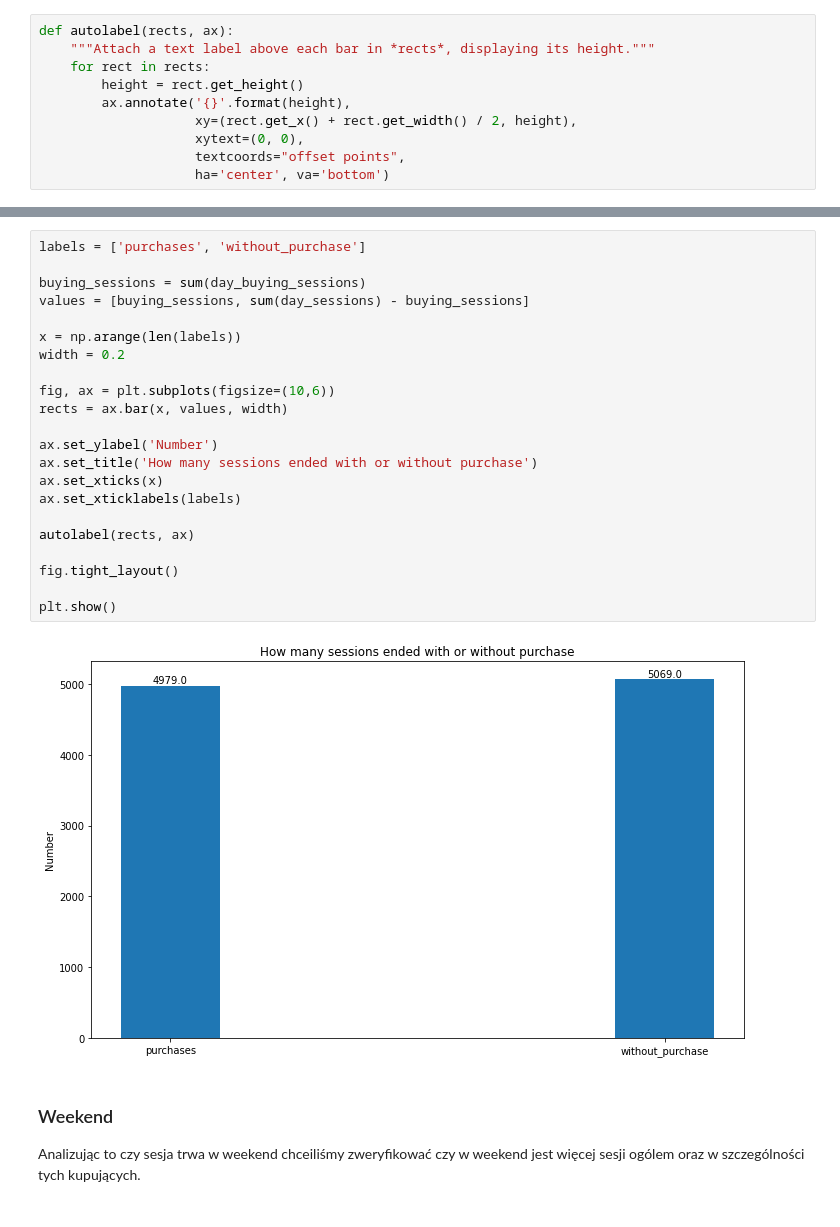
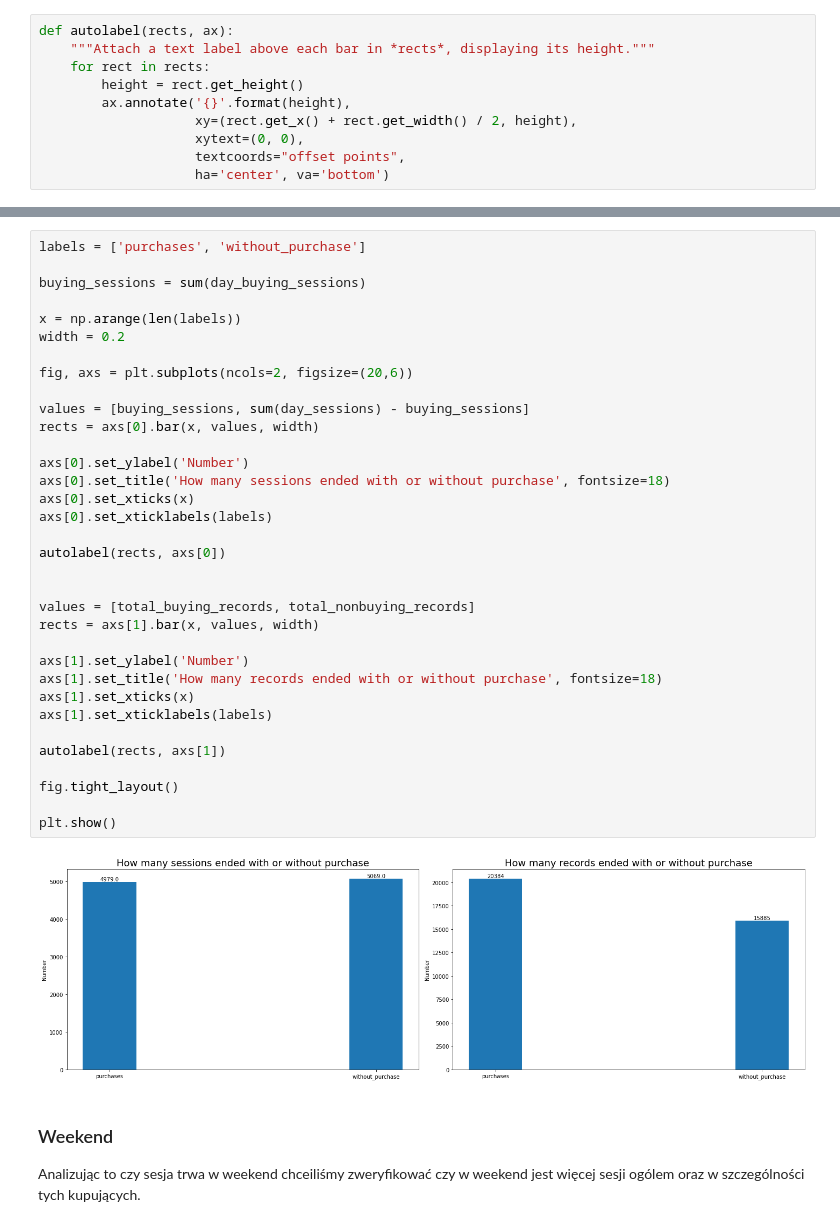
Before and after one commit to pawelbeza/IUM, a Jupyter notebook: data_analysis.ipynb, the cells around one changed output, grey strips where cells are left out. Cells and saved outputs as stored; diff of their text form.

```diff
--- a/data_analysis.ipynb
+++ b/data_analysis.ipynb
@@ -84,27 +119,39 @@ Liczba sesji w obu klasach jest porównywalna dlatego można powiedzieć, że ma
 # %%
 labels = ['purchases', 'without_purchase']
 
 buying_sessions = sum(day_buying_sessions)
-values = [buying_sessions, sum(day_sessions) - buying_sessions]
 
 x = np.arange(len(labels))
 width = 0.2
 
-fig, ax = plt.subplots(figsize=(10,6))
-rects = ax.bar(x, values, width)
+fig, axs = plt.subplots(ncols=2, figsize=(20,6))
 
-ax.set_ylabel('Number')
-ax.set_title('How many sessions ended with or without purchase')
-ax.set_xticks(x)
-ax.set_xticklabels(labels)
+values = [buying_sessions, sum(day_sessions) - buying_sessions]
+rects = axs[0].bar(x, values, width)
 
-autolabel(rects, ax)
+axs[0].set_ylabel('Number')
+axs[0].set_title('How many sessions ended with or without purchase', fontsize=18)
+axs[0].set_xticks(x)
+axs[0].set_xticklabels(labels)
+
+autolabel(rects, axs[0])
+
+
+values = [total_buying_records, total_nonbuying_records]
+rects = axs[1].bar(x, values, width)
+
+axs[1].set_ylabel('Number')
+axs[1].set_title('How many records ended with or without purchase', fontsize=18)
+axs[1].set_xticks(x)
+axs[1].set_xticklabels(labels)
+
+autolabel(rects, axs[1])
 
 fig.tight_layout()
 
 plt.show()
 # %% [output]
-[figure, old version]
+[figure, new version]
 # %% [markdown]
 ### Weekend <a name="weekend"></a>
 Analizując to czy sesja trwa w weekend chceiliśmy zweryfikować czy w weekend jest więcej sesji ogólem oraz w szczególności tych kupujących.
```
Also changed, not shown: parts of 26 cells of this notebook.
